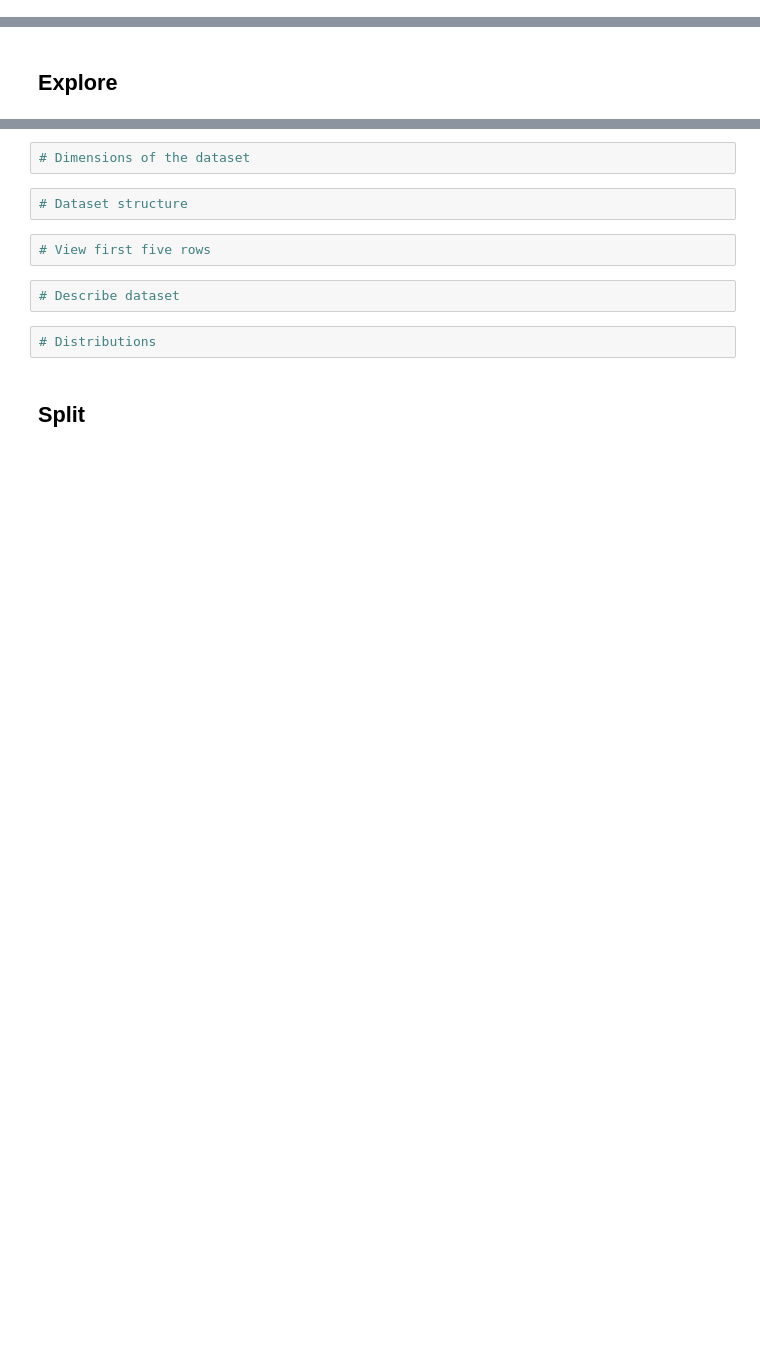
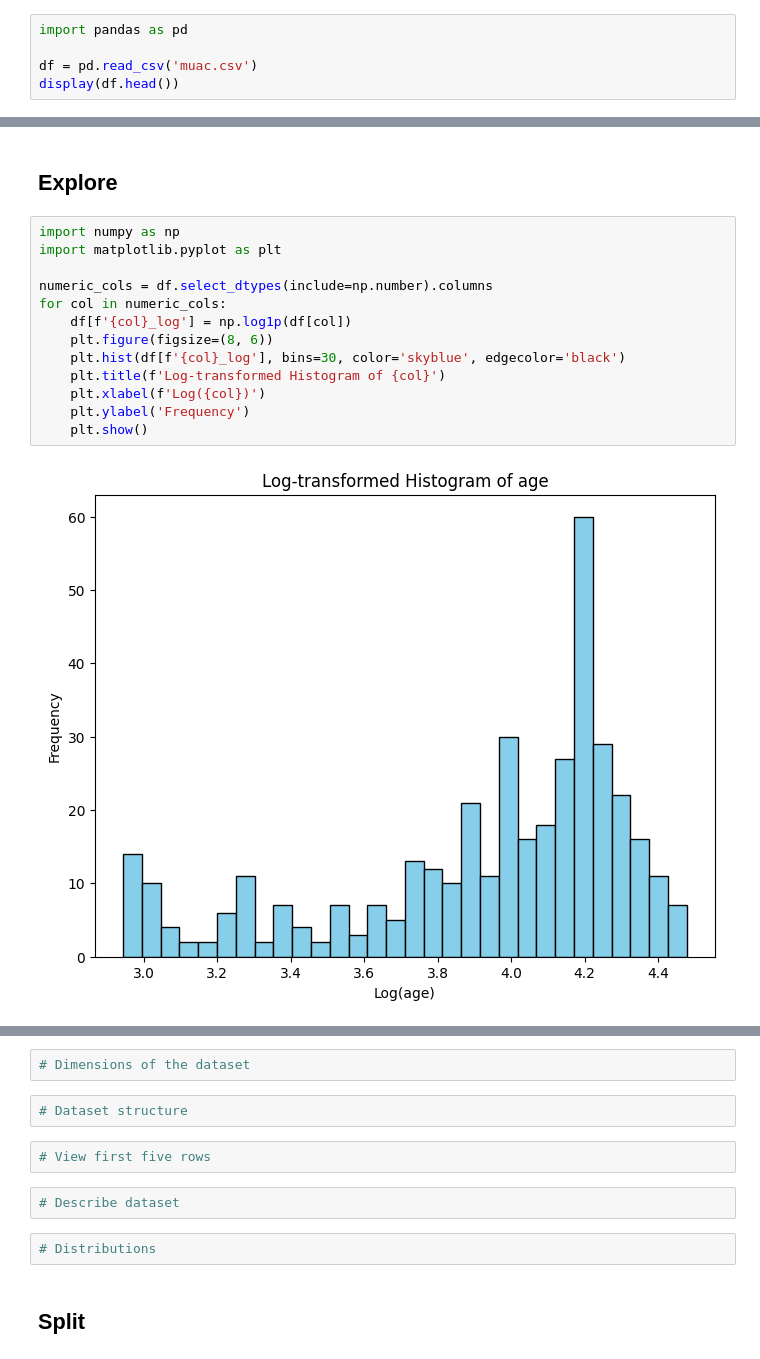
Before and after one commit to KomlaRD/Adult-Weight-Estimation, a Jupyter notebook: muac_machine_learning.ipynb, the cells around one changed output, grey strips where cells are left out. Saved outputs shown, nothing was run; the diff lists cells and outputs as text; blank space fills up the shorter version.

Commit message:
Import dataset and explore visuals

```diff
--- a/muac_machine_learning.ipynb
+++ b/muac_machine_learning.ipynb
@@ -39,0 +65,5 @@ h2o.init()
+# %%
+import pandas as pd
+
+df = pd.read_csv('muac.csv')
+display(df.head())
@@ -40,2 +77,17 @@ h2o.init()
 # %% [markdown]
 ## Explore
+# %%
+import numpy as np
+import matplotlib.pyplot as plt
+
+numeric_cols = df.select_dtypes(include=np.number).columns
+for col in numeric_cols:
+    df[f'{col}_log'] = np.log1p(df[col])
+    plt.figure(figsize=(8, 6))
+    plt.hist(df[f'{col}_log'], bins=30, color='skyblue', edgecolor='black')
+    plt.title(f'Log-transformed Histogram of {col}')
+    plt.xlabel(f'Log({col})')
+    plt.ylabel('Frequency')
+    plt.show()
+# %% [output]
+[figure, added]
```
Also changed, not shown: parts of 4 cells of this notebook.
